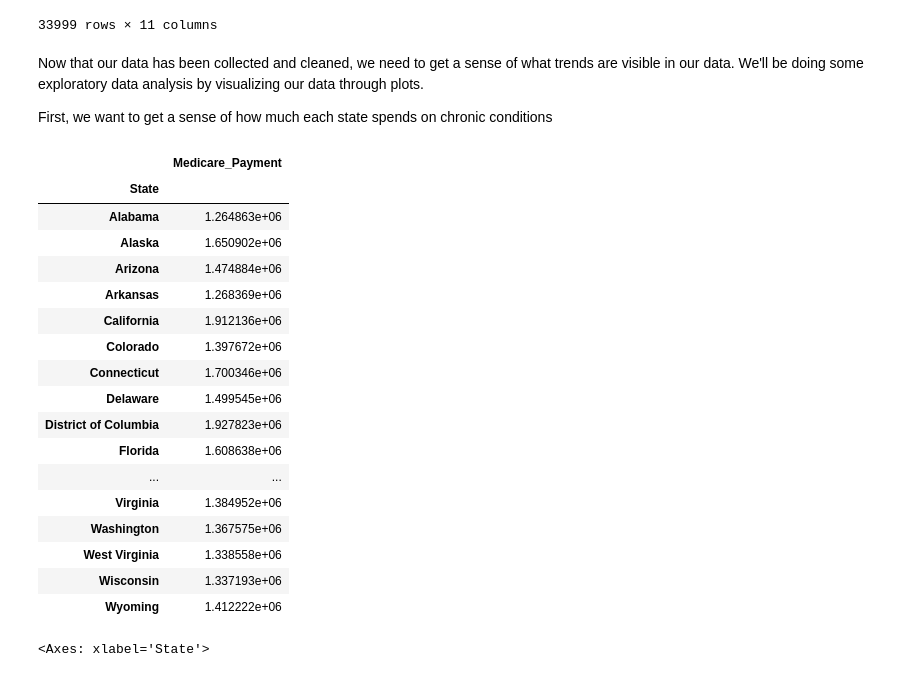
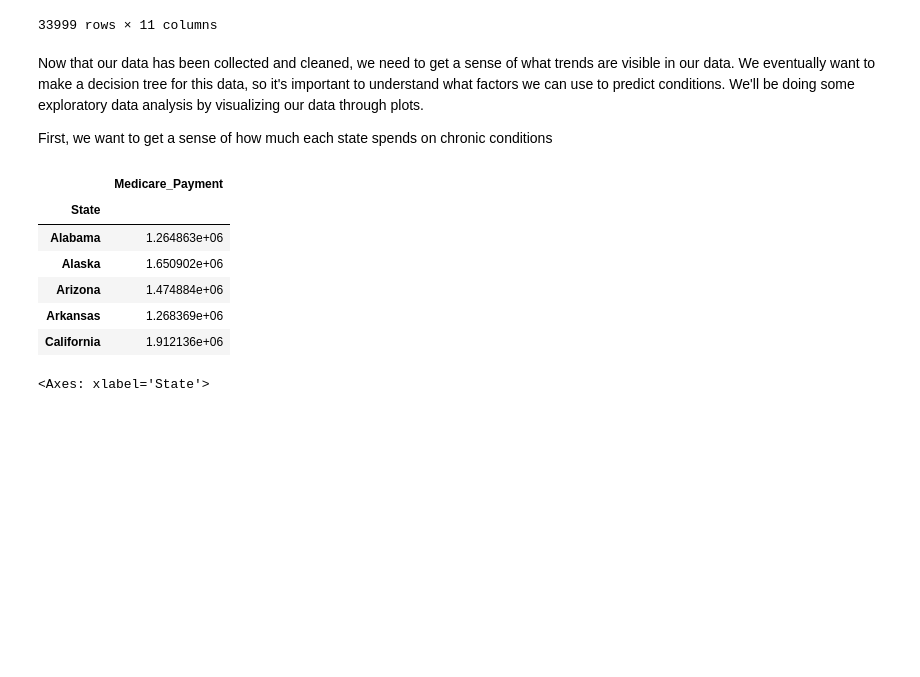
Before and after one commit to wrenp03/chronicillnesspredictor, a Jupyter notebook: main.ipynb, the cells around one changed output. Saved outputs shown, nothing was run; the diff lists cells and outputs as text; code cells hidden in the pictures; blank space fills up the shorter version.

```diff
--- a/main.ipynb
+++ b/main.ipynb
@@ -90,38 +90,27 @@ df
 | 236102 | State | Wyoming | 65+ | All | All | Stroke | 0.0218 | 31062.126215 | ... |
 33999 rows × 11 columns
 # %% [markdown]
-Now that our data has been collected and cleaned, we need to get a sense of what trends are visible in our data. We'll be doing some exploratory data analysis by visualizing our data through plots.
+Now that our data has been collected and cleaned, we need to get a sense of what trends are visible in our data. We eventually want to make a decision tree for this data, so it's important to understand what factors we can use to predict conditions. We'll be doing some exploratory data analysis by visualizing our data through plots.
 
 First, we want to get a sense of how much each state spends on chronic conditions
 # %%
 # Bar graph of state vs per capita spending
 
 df1 = df[["State", "Medicare_Payment"]]
 
 df1 = df1.dropna(subset=['Medicare_Payment'])
 
 df1 = df1.groupby(['State']).sum()
 
-df1
+df1.head()
 # %% [output]
 |  | Medicare_Payment |
 | State |  |
 | Alabama | 1.264863e+06 |
 | Alaska | 1.650902e+06 |
 | Arizona | 1.474884e+06 |
 | Arkansas | 1.268369e+06 |
 | California | 1.912136e+06 |
-| Colorado | 1.397672e+06 |
-| Connecticut | 1.700346e+06 |
-| Delaware | 1.499545e+06 |
-| District of Columbia | 1.927823e+06 |
-| Florida | 1.608638e+06 |
-| ... | ... |
-| Virginia | 1.384952e+06 |
-| Washington | 1.367575e+06 |
-| West Virginia | 1.338558e+06 |
-| Wisconsin | 1.337193e+06 |
-| Wyoming | 1.412222e+06 |
 # %%
 df1.plot.bar(figsize=(12, 4))
 # %% [output]
```
Also changed, not shown: parts of 16 cells of this notebook.
